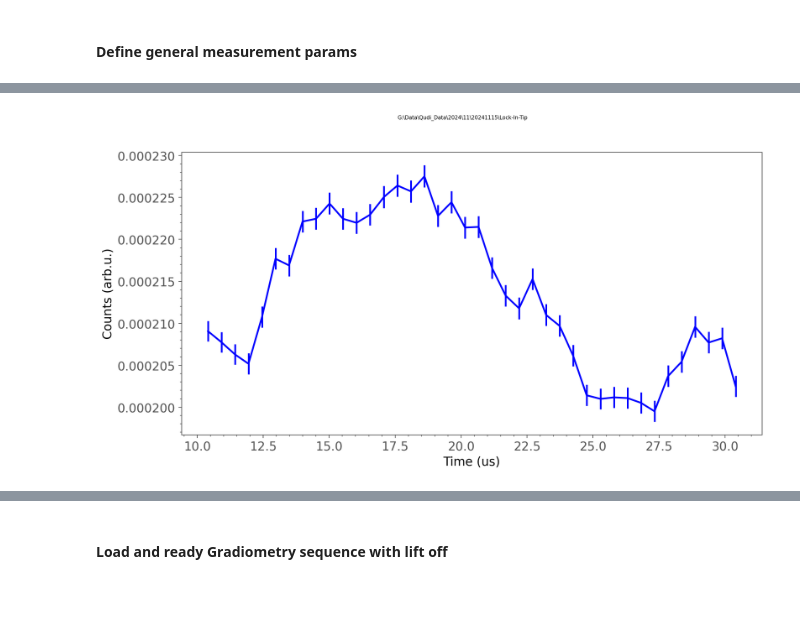
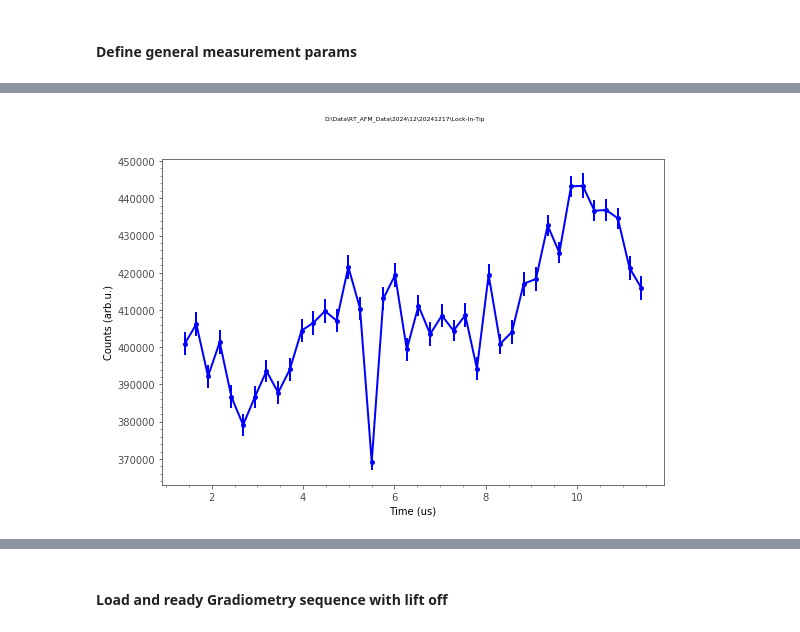
Before and after one commit to sriharijayaram5/qudi, a Jupyter notebook: notebooks/Measurement_Control/Tip Lock-In Measurements/PL Oscillation Tests.ipynb, the cells around one changed output, grey strips where cells are left out. Drawn from its saved outputs; the diff is of its cells as text; code cells hidden in the pictures; blank space fills up the shorter version.

```diff
--- a/notebooks/Measurement_Control/Tip Lock-In Measurements/PL Oscillation Tests.ipynb
+++ b/notebooks/Measurement_Control/Tip Lock-In Measurements/PL Oscillation Tests.ipynb
@@ -52,10 +52,10 @@ def do_lift_off(lift_off_height):
 laser_power_voltage = 0.1#podmrlogic.laser_power_voltage
 
 #Driving information for the first LO (SMBV)
-target_freq_0 = 3.46137e9
+target_freq_0 = 3.114e9
 LO_freq_0 = target_freq_0 + 100e6
-power_0 = -20
-pi_pulse = 103e-9
+power_0 = 0
+pi_pulse = 64e-9
 
 #For same NV rabi SGS is run with power_1 = power_0 - 11dBm
 #Driving information for the second LO (SGS)
@@ -67,10 +67,11 @@ pi_pulse_1 = 72e-9
 switch_MW = False #If True, MW1 is used as the main MW source
 
 #additional information for save tag
-tip_name = 'A-H12-13'
-sample = 'FGT'
-temperature = '10K'
-b_field = '0mT'
+tip_name = 'A-P16-24'
+sample = 'CPW'
+temperature = ''
+b_field = ''
 contact = 'OOC'
-extra = '195.4368kHz_FC_OFF_AC_Off'
+res_freq = 195e3
+extra = f'{res_freq/1e3}kHz_FC_ON_AC_Off'
 # %% [markdown]
@@ -78,13 +79,13 @@ extra = '195.4368kHz_FC_OFF_AC_Off'
 # %%
-# TF_Amp_arr = np.linspace(2, 3, 2)
-TF_Amp_arr = [4]
-HF_Ampl = 0.640 #None
-wait_bw_TF_set = 60
+TF_Amp_arr = np.linspace(0.01, 0.1, 5)
+# TF_Amp_arr = [0.1, 0.15, 0.2, 0.25, 0.3] #in V
+HF_Ampl = 0 #in V
+wait_bw_TF_set = 10
 
-t0_start = 10e-6
-t0_stop = 30e-6
+t0_start = 1e-6
+t0_stop = 11e-6
 t0_num = 40
-max_sweeps = 4e5
+max_sweeps = 200e3
 
 alternating = False
 t0_sweep_init = np.linspace(t0_start, t0_stop, t0_num)
@@ -95,60 +96,66 @@ PL_osc_err = np.zeros_like(t0_sweep_init)
 afm_scanner_logic.jupyter_meas_stop = False
 
 meas_dict = {}
+awg_spectrum.instance.stop()
+analysis_time = pulsedmeasurementlogic_AWG.analysis_settings["signal_end"] - pulsedmeasurementlogic_AWG.analysis_settings["signal_start"]
+pulsedmeasurementlogic_AWG.set_analysis_settings({"method":"sum"})
 
 for TF_Amp in TF_Amp_arr:
-#     spm._dev.afm.setTFExcitationAmplitude(TF_Amp)
-#     time.sleep(wait_bw_TF_set)
+    spm._dev.afm.setTFExcitationAmplitude(TF_Amp)
+    time.sleep(wait_bw_TF_set)
+    with tqdm(t0_sweep_init) as progress_bar:
 
-    for i, t_0 in enumerate(tqdm(t0_sweep_init)):
-        pjl.initialize_ensemble(laser_power_voltage = laser_power_voltage, pi_pulse=pi_pulse,
-                                pi_pulse_1=pi_pulse_1, LO_freq_0=LO_freq_0, target_freq_0=target_freq_0,
-                                power_0=power_0, LO_freq_1=LO_freq_1, target_freq_1=target_freq_1, power_1=power_1,
-                                switch_MW = switch_MW, trigger_type = 'pos_edge_rearm', trigger_level0 = 400, trigger_level1 = -200)
+        for i, t_0 in enumerate(progress_bar):
+            pjl.initialize_ensemble(laser_power_voltage = laser_power_voltage, pi_pulse=pi_pulse,
+                                    pi_pulse_1=pi_pulse_1, LO_freq_0=LO_freq_0, target_freq_0=target_freq_0,
+                                    power_0=power_0, LO_freq_1=LO_freq_1, target_freq_1=target_freq_1, power_1=power_1,
+                                    switch_MW = switch_MW, trigger_type = 'pos_edge_rearm', trigger_level0 = 400, trigger_level1 = -200)
 
-        ret = pjl.PL_Osc_gradiometry(t_0)
-        t0_sweep[i] = ret[5]
-#         print(ret[5]/1e-6, " - Actual T_0 time used in (us)")
-        pulsedmeasurementlogic_AWG._PulsedMeasurementLogic__elapsed_sweeps = 0
-        pjl.start_measurement(measurement_type='PL_Osc_gradiometry', tip_name=tip_name, sample=sample,
-                              temperature=temperature, b_field=b_field, contact=contact, extra=extra)
+            ret = pjl.PL_Osc_gradiometry(t_0)
+            t0_sweep[i] = ret[5]
+    #         print(ret[5]/1e-6, " - Actual T_0 time used in (us)")
+            pulsedmeasurementlogic_AWG._PulsedMeasurementLogic__elapsed_sweeps = 0
+            pjl.start_measurement(measurement_type='PL_Osc_gradiometry', tip_name=tip_name, sample=sample,
+                                  temperature=temperature, b_field=b_field, contact=contact, extra=extra)
 
-        while True and not afm_scanner_logic.jupyter_meas_stop:
-            if pulsedmasterlogic_AWG.elapsed_sweeps>max_sweeps:
-                pulsedmeasurementlogic_AWG.stop_pulsed_measurement()
-                PL_osc[i]  = pulsedmasterlogic_AWG.signal_data[1][0]
-                PL_osc_err[i]  = pulsedmasterlogic_AWG.measurement_error[1][0]
-                PL_osc_sweeps[i]  = pulsedmasterlogic_AWG.elapsed_sweeps
+            while True and not afm_scanner_logic.jupyter_meas_stop:
+                if pulsedmasterlogic_AWG.elapsed_sweeps>max_sweeps:
+                    pulsedmeasurementlogic_AWG.stop_pulsed_measurement()
+                    PL_osc[i]  = pulsedmasterlogic_AWG.signal_data[1][0]/analysis_time
+                    PL_osc_err[i]  = pulsedmasterlogic_AWG.measurement_error[1][0]/analysis_time
+                    PL_osc_sweeps[i]  = pulsedmasterlogic_AWG.elapsed_sweeps
+                    break
+                else:
+                    time.sleep(0.01)
+
+            if afm_scanner_logic.jupyter_meas_stop:
                 break
-            else:
-                time.sleep(0.01)
-
-        if afm_scanner_logic.jupyter_meas_stop:
-            break
 
 
     meas_dict[TF_Amp] = {"t0_sweep": t0_sweep.copy(), "PL_Osc": PL_osc.copy(), "PL_osc_err": PL_osc_err.copy(), "PL_osc_sweeps": PL_osc_sweeps.copy()}
 
     fig, ax1 = plt.subplots(1,1)
     ax1.errorbar(x=t0_sweep/1e-6, y=PL_osc/PL_osc_sweeps,
-                             yerr=PL_osc_err/PL_osc_sweeps, fmt='b-', label=f'')
+                             yerr=PL_osc_err/PL_osc_sweeps, fmt='bo-', label=f'', color="black")
 
     ax1.set_xlabel('Time (us)')
     ax1.set_ylabel('Counts (arb.u.)')
 
     filelabel = tip_name+'_'+extra
-    parameters = {'Res_freq':190e3, 'A_exc':TF_Amp, 'Hf_ampl': HF_Ampl, "Note": ""}
+    parameters = {'Res_freq':res_freq, 'A_exc':TF_Amp, 'Hf_ampl': HF_Ampl, "Note": "test"}
     data =  {'Time (us), Counts (arb.u.), Counts_err, Elapsed_sweeps': np.array((t0_sweep, PL_osc, PL_osc_err, PL_osc_sweeps)).T}
     filepath = savelogic.get_path_for_module(module_name='Lock-In-Tip')
     fig.suptitle(filepath, fontsize=6)
     plt.show()
     savelogic.save_data(data, parameters=parameters, filepath=filepath, filelabel=filelabel, plotfig=fig, delimiter='\t')
+
+pulsedmeasurementlogic_AWG.set_analysis_settings({"method":"mean_norm"})
 
 string = datetime.datetime.now().isoformat('_','seconds')+'_'+'PL_Osc_Exc_sweep'+'_'+tip_name+'_'+extra
 filename = string.replace(':','-')
 filepath = savelogic.get_path_for_module(module_name='Lock-In-Tip\\')
 
 with open(filepath+filename+'.pickle', 'wb') as f:
     pickle.dump(meas_dict, f)
 # %% [output]
-[figure, old version]
+[figure, new version]
```
Also changed, not shown: parts of 7 cells of this notebook, 7 other files.
